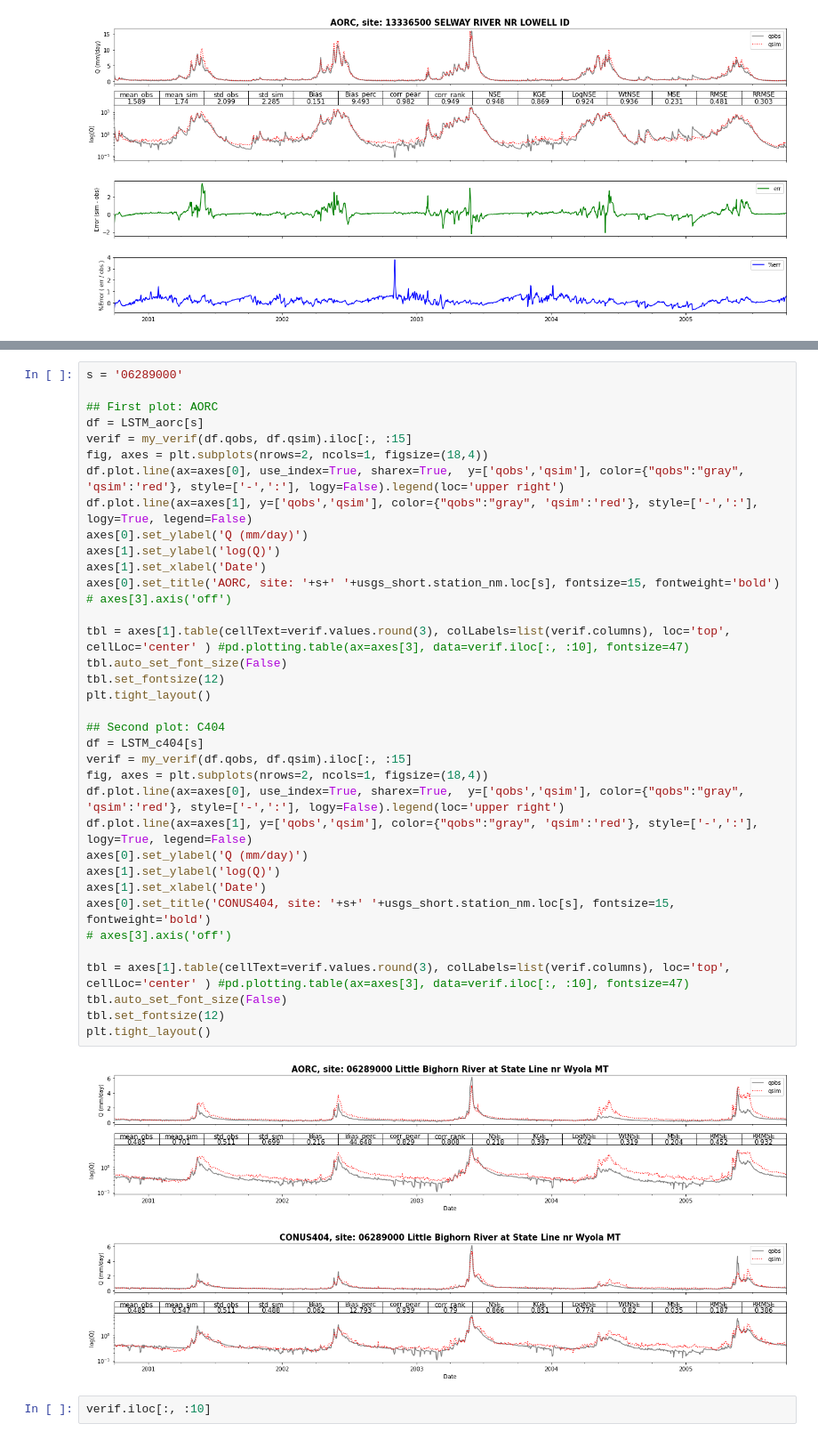
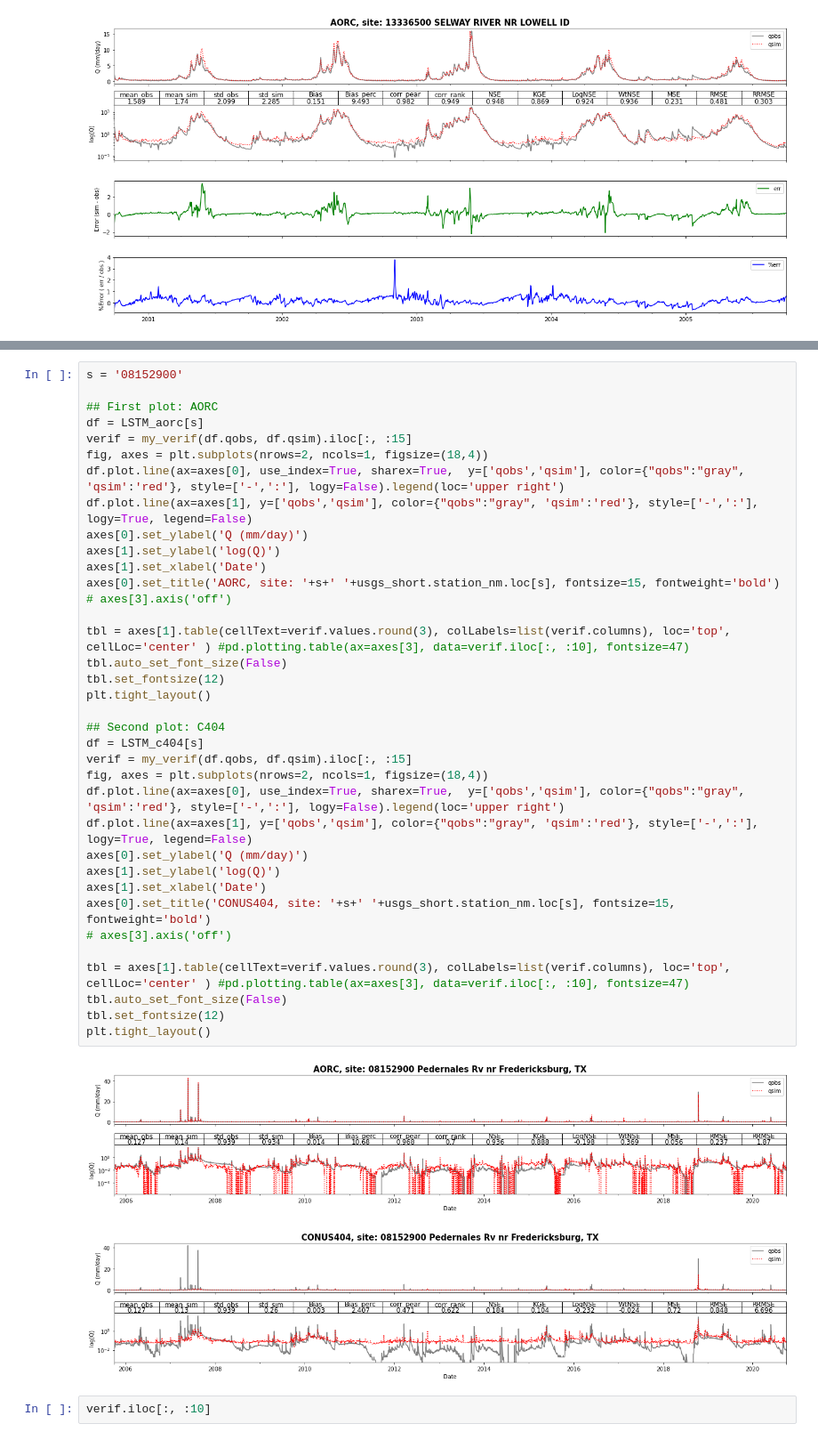
Before and after one commit to amazroo/ealstm_regional_modeling, a Jupyter notebook: notebooks/Evaluate_EALSTM.ipynb, the cells around one changed output, grey strips where cells are left out. Shown at 89% size. Saved outputs shown, nothing was run; the diff lists cells and outputs as text.

```diff
--- a/notebooks/Evaluate_EALSTM.ipynb
+++ b/notebooks/Evaluate_EALSTM.ipynb
@@ -317,5 +333,5 @@ diff[Metrics_c404.NSE>0.8].idxmin()
 # %%
-s = '06289000'
+s = '08152900'
 
 ## First plot: AORC
 df = LSTM_aorc[s]
@@ -324,35 +340,35 @@ fig, axes = plt.subplots(nrows=2, ncols=1, figsize=(18,4))
 df.plot.line(ax=axes[0], use_index=True, sharex=True,  y=['qobs','qsim'], color={"qobs":"gray", 'qsim':'red'}, style=['-',':'], logy=False).legend(loc='upper right')
 df.plot.line(ax=axes[1], y=['qobs','qsim'], color={"qobs":"gray", 'qsim':'red'}, style=['-',':'], logy=True, legend=False)
 axes[0].set_ylabel('Q (mm/day)')
 axes[1].set_ylabel('log(Q)')
 axes[1].set_xlabel('Date')
 axes[0].set_title('AORC, site: '+s+' '+usgs_short.station_nm.loc[s], fontsize=15, fontweight='bold')
 # axes[3].axis('off')
 
 tbl = axes[1].table(cellText=verif.values.round(3), colLabels=list(verif.columns), loc='top', cellLoc='center' ) #pd.plotting.table(ax=axes[3], data=verif.iloc[:, :10], fontsize=47)
 tbl.auto_set_font_size(False)
 tbl.set_fontsize(12)
 plt.tight_layout()
 
 ## Second plot: C404
 df = LSTM_c404[s]
 verif = my_verif(df.qobs, df.qsim).iloc[:, :15]
 fig, axes = plt.subplots(nrows=2, ncols=1, figsize=(18,4))
 df.plot.line(ax=axes[0], use_index=True, sharex=True,  y=['qobs','qsim'], color={"qobs":"gray", 'qsim':'red'}, style=['-',':'], logy=False).legend(loc='upper right')
 df.plot.line(ax=axes[1], y=['qobs','qsim'], color={"qobs":"gray", 'qsim':'red'}, style=['-',':'], logy=True, legend=False)
 axes[0].set_ylabel('Q (mm/day)')
 axes[1].set_ylabel('log(Q)')
 axes[1].set_xlabel('Date')
 axes[0].set_title('CONUS404, site: '+s+' '+usgs_short.station_nm.loc[s], fontsize=15, fontweight='bold')
 # axes[3].axis('off')
 
 tbl = axes[1].table(cellText=verif.values.round(3), colLabels=list(verif.columns), loc='top', cellLoc='center' ) #pd.plotting.table(ax=axes[3], data=verif.iloc[:, :10], fontsize=47)
 tbl.auto_set_font_size(False)
 tbl.set_fontsize(12)
 plt.tight_layout()
 # %% [output]
-[figure, old version]
+[figure, new version]
-[figure, old version]
+[figure, new version]
 # %%
 verif.iloc[:, :10]
 # %% [output]
```
Also changed, not shown: parts of 3 cells of this notebook.
